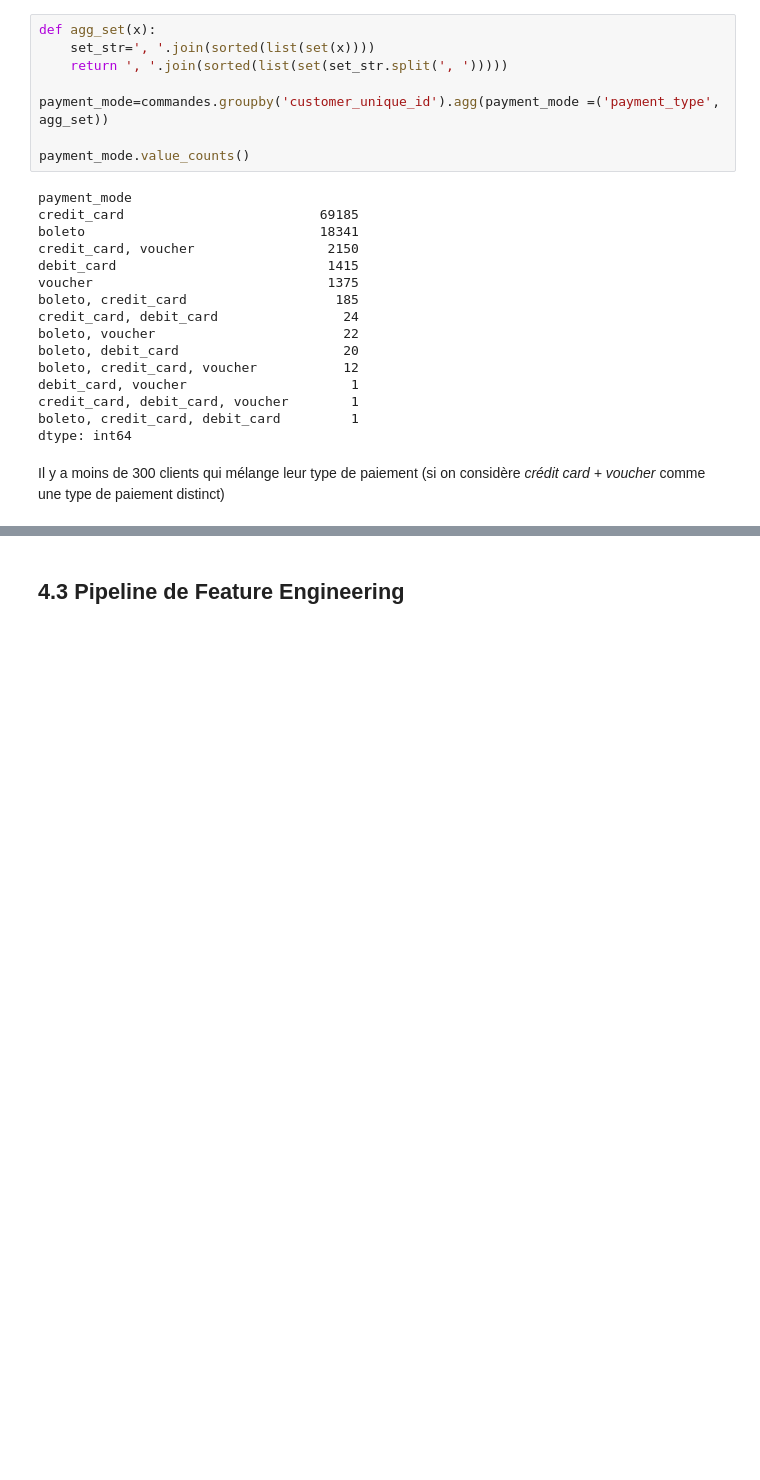
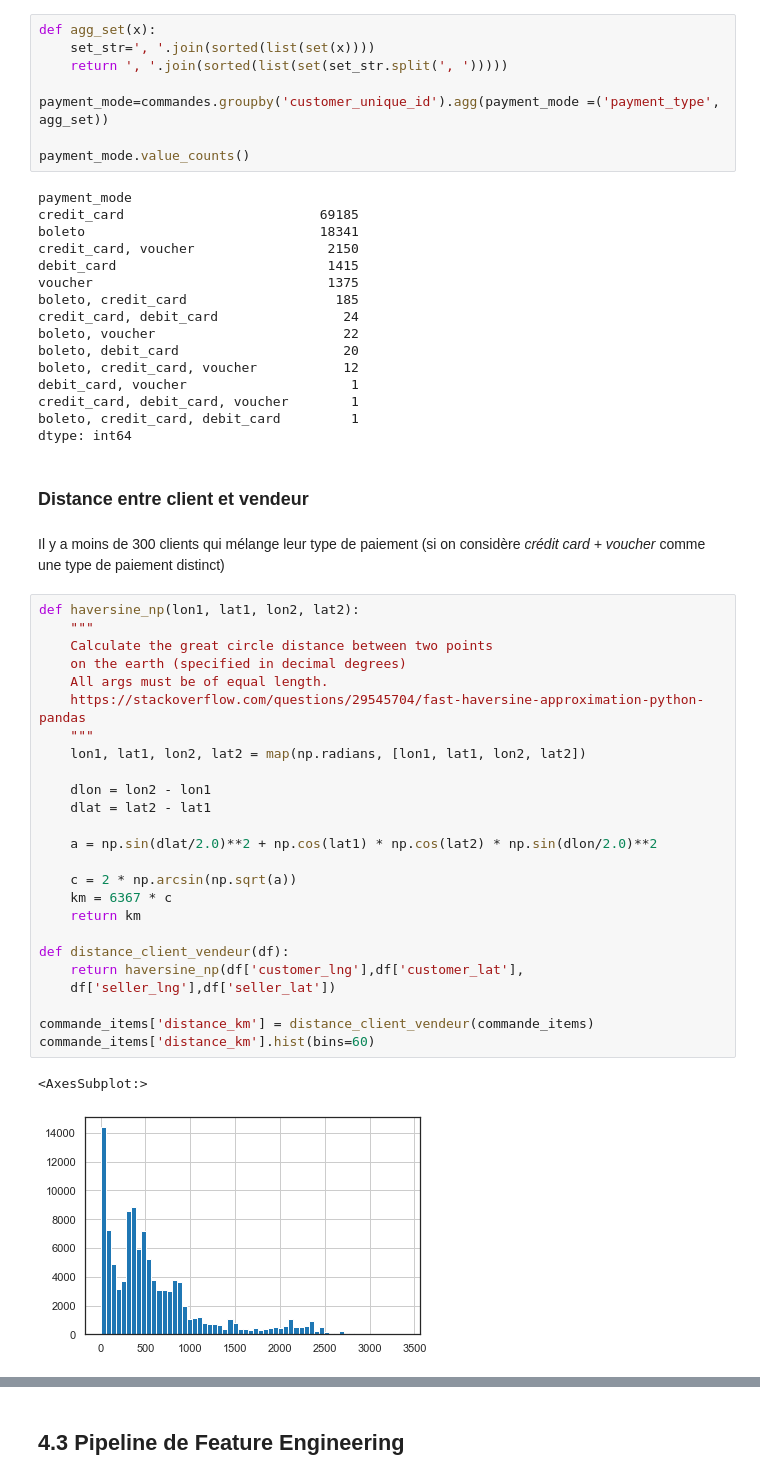
Before and after one commit to mrcreasey/oc-ds-p5-unsupervised-clustering, a Jupyter notebook: P5_01_analyse.ipynb, the cells around one changed output, grey strips where cells are left out. Cells and saved outputs as stored; diff of their text form; blank space fills up the shorter version.

Commit message:
add feature distance_customer_seller

```diff
--- a/P5_01_analyse.ipynb
+++ b/P5_01_analyse.ipynb
@@ -2193,5 +2193,35 @@ debit_card, voucher                     1
 credit_card, debit_card, voucher        1
 boleto, credit_card, debit_card         1
 dtype: int64
+# %% [markdown]
+### Distance entre client et vendeur
 # %% [markdown]
 Il y a moins de 300 clients qui mélange leur type de paiement (si on considère _crédit card + voucher_ comme une type de paiement distinct)
+# %%
+def haversine_np(lon1, lat1, lon2, lat2):
+    """
+    Calculate the great circle distance between two points
+    on the earth (specified in decimal degrees)
+    All args must be of equal length.
+    https://stackoverflow.com/questions/29545704/fast-haversine-approximation-python-pandas
+    """
+    lon1, lat1, lon2, lat2 = map(np.radians, [lon1, lat1, lon2, lat2])
+
+    dlon = lon2 - lon1
+    dlat = lat2 - lat1
+
+    a = np.sin(dlat/2.0)**2 + np.cos(lat1) * np.cos(lat2) * np.sin(dlon/2.0)**2
+
+    c = 2 * np.arcsin(np.sqrt(a))
+    km = 6367 * c
+    return km
+
+def distance_client_vendeur(df):
+    return haversine_np(df['customer_lng'],df['customer_lat'],
+    df['seller_lng'],df['seller_lat'])
+
+commande_items['distance_km'] = distance_client_vendeur(commande_items)
+commande_items['distance_km'].hist(bins=60)
+# %% [output]
+<AxesSubplot:>
+[figure, added]
```
Also changed, not shown: parts of 5 cells of this notebook, 1 other file.
